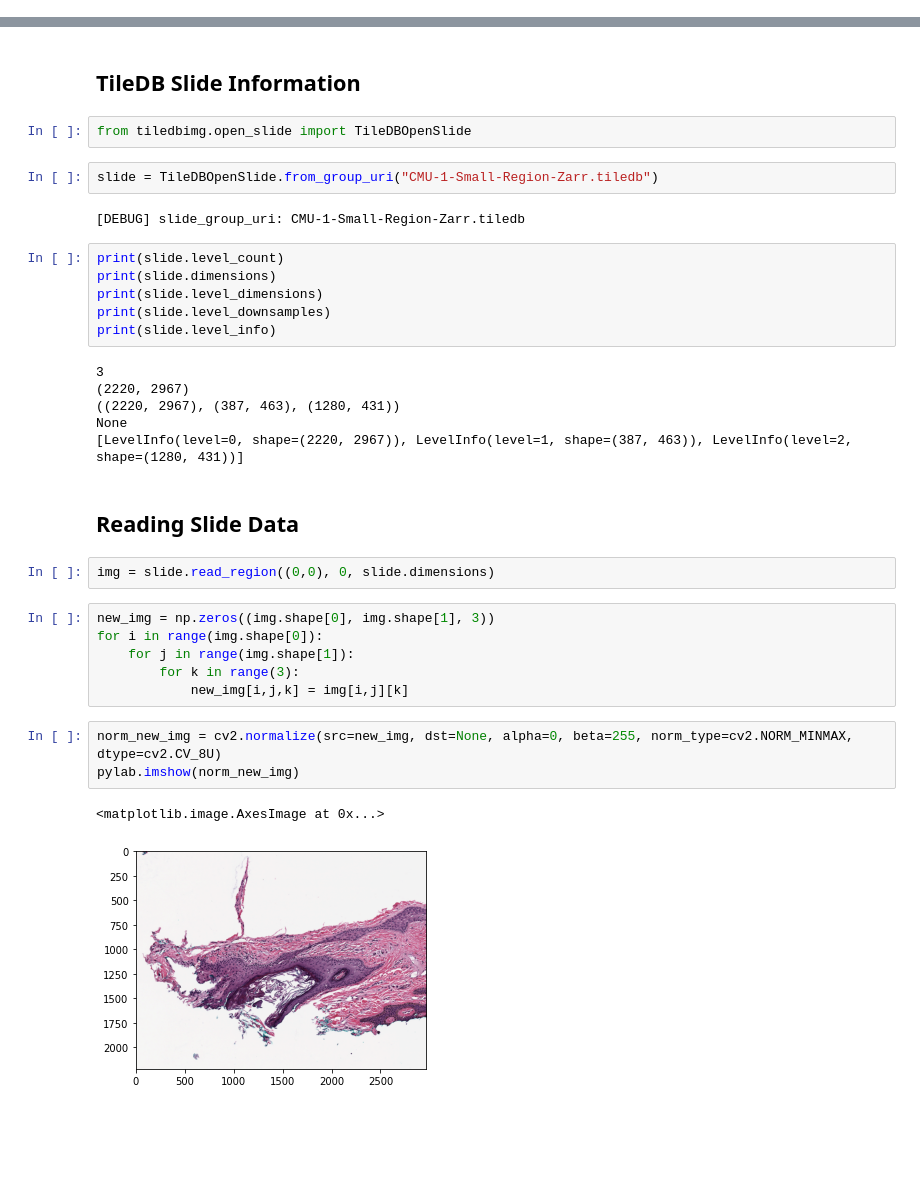
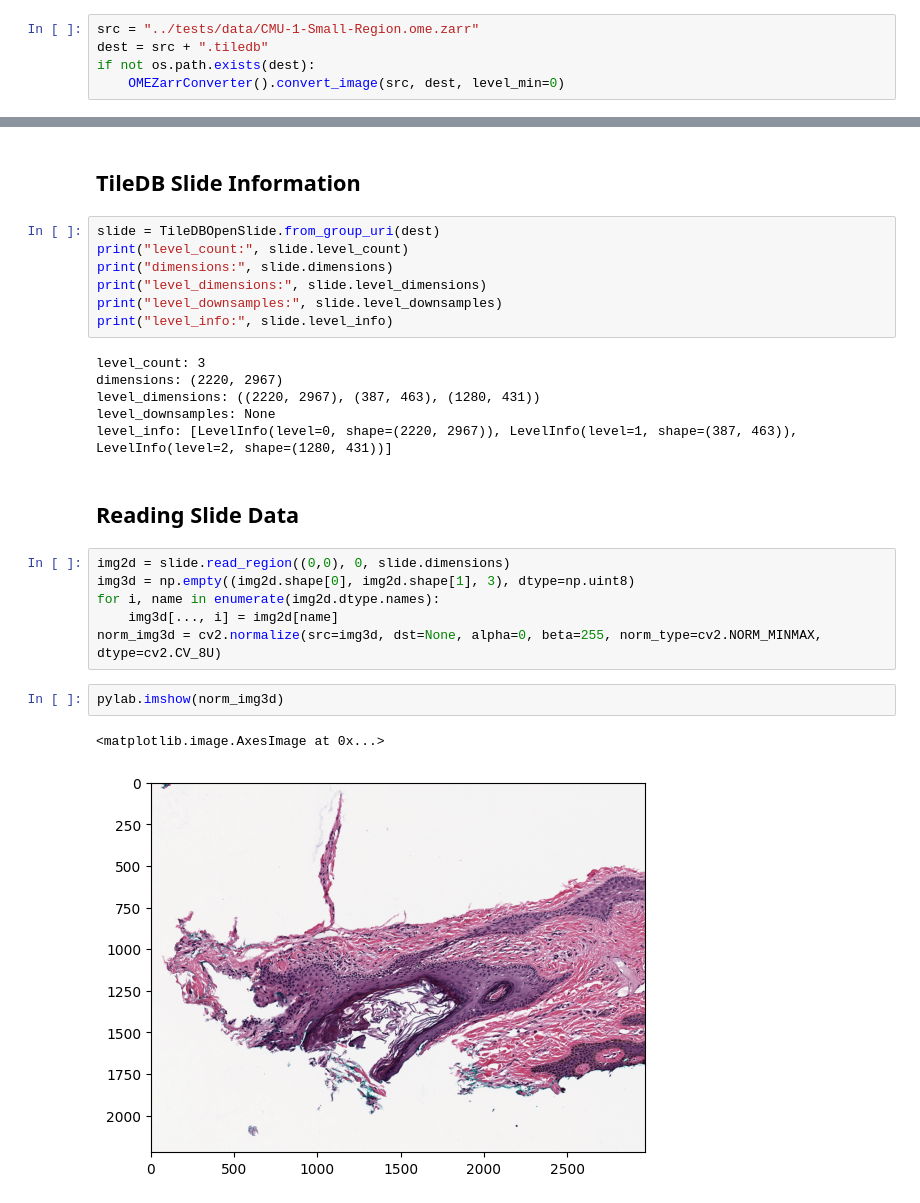
Before and after one commit to TileDB-Inc/TileDB-BioImaging, a Jupyter notebook: examples/OMEZarr-convertor-demo.ipynb, the cells around one changed output, grey strips where cells are left out. Saved outputs shown, nothing was run; the diff lists cells and outputs as text; blank space fills up the shorter version.

```diff
--- a/examples/OMEZarr-convertor-demo.ipynb
+++ b/examples/OMEZarr-convertor-demo.ipynb
@@ -26,3 +15,8 @@ zarr = zarr.open('CMU-1-Small-Region.ome.zarr')
+# %%
+src = "../tests/data/CMU-1-Small-Region.ome.zarr"
+dest = src + ".tiledb"
+if not os.path.exists(dest):
+    OMEZarrConverter().convert_image(src, dest, level_min=0)
 # %% [markdown]
 ## Slide Group Contents
 # %%
@@ -46,36 +38,28 @@ ArraySchema(
 # %% [markdown]
 ## TileDB Slide Information
-# %%
-from tiledbimg.open_slide import TileDBOpenSlide
 # %%
-slide = TileDBOpenSlide.from_group_uri("CMU-1-Small-Region-Zarr.tiledb")
+slide = TileDBOpenSlide.from_group_uri(dest)
+print("level_count:", slide.level_count)
+print("dimensions:", slide.dimensions)
+print("level_dimensions:", slide.level_dimensions)
+print("level_downsamples:", slide.level_downsamples)
+print("level_info:", slide.level_info)
 # %% [output]
-[DEBUG] slide_group_uri: CMU-1-Small-Region-Zarr.tiledb
+level_count: 3
+dimensions: (2220, 2967)
+level_dimensions: ((2220, 2967), (387, 463), (1280, 431))
+level_downsamples: None
+level_info: [LevelInfo(level=0, shape=(2220, 2967)), LevelInfo(level=1, shape=(387, 463)), LevelInfo(level=2, shape=(1280, 431))]
-# %%
-print(slide.level_count)
-print(slide.dimensions)
-print(slide.level_dimensions)
-print(slide.level_downsamples)
-print(slide.level_info)
-# %% [output]
-3
-(2220, 2967)
-((2220, 2967), (387, 463), (1280, 431))
-None
-[LevelInfo(level=0, shape=(2220, 2967)), LevelInfo(level=1, shape=(387, 463)), LevelInfo(level=2, shape=(1280, 431))]
 # %% [markdown]
 ## Reading Slide Data
 # %%
-img = slide.read_region((0,0), 0, slide.dimensions)
+img2d = slide.read_region((0,0), 0, slide.dimensions)
+img3d = np.empty((img2d.shape[0], img2d.shape[1], 3), dtype=np.uint8)
+for i, name in enumerate(img2d.dtype.names):
+    img3d[..., i] = img2d[name]
+norm_img3d = cv2.normalize(src=img3d, dst=None, alpha=0, beta=255, norm_type=cv2.NORM_MINMAX, dtype=cv2.CV_8U)
-# %%
-new_img = np.zeros((img.shape[0], img.shape[1], 3))
-for i in range(img.shape[0]):
-    for j in range(img.shape[1]):
-        for k in range(3):
-            new_img[i,j,k] = img[i,j][k]
-# %%
-norm_new_img = cv2.normalize(src=new_img, dst=None, alpha=0, beta=255, norm_type=cv2.NORM_MINMAX, dtype=cv2.CV_8U)
-pylab.imshow(norm_new_img)
-# %% [output]
-<matplotlib.image.AxesImage at 0x...>
-[figure, removed]
+# %%
+pylab.imshow(norm_img3d)
+# %% [output]
+<matplotlib.image.AxesImage at 0x...>
+[figure, added]
```
Also changed, not shown: parts of 8 cells of this notebook, 2 other files.
